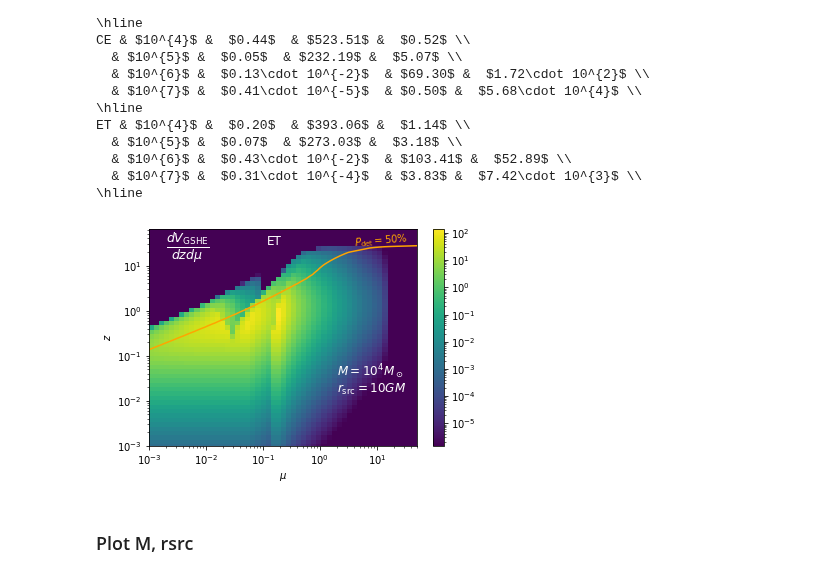
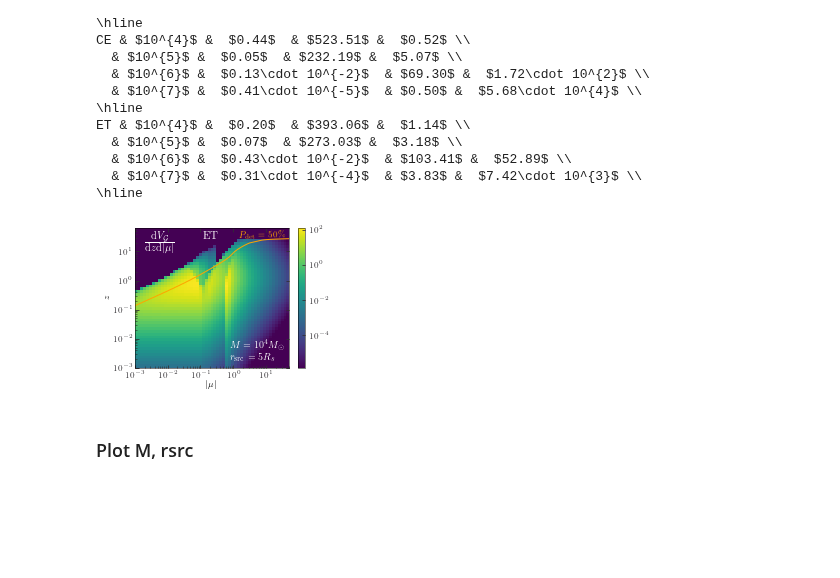
Before and after one commit to Richard-Sti/GSHE_public, a Jupyter notebook: scripts/prospective_constraints.ipynb, the cells around one changed output. Saved outputs shown, nothing was run; the diff lists cells and outputs as text; code cells hidden in the pictures; blank space fills up the shorter version.

```diff
--- a/scripts/prospective_constraints.ipynb
+++ b/scripts/prospective_constraints.ipynb
@@ -7,10 +7,13 @@ import matplotlib.pyplot as plt
 
 import sys
 sys.path.insert(0,'../GSHEWaveform/')
+sys.path.insert(0,'../')
 
 import forecast as fc
 
 from importlib import reload
+
+plt.style.use("../plot_style.txt")
 # %%
 def latex_exp(x, exp_min = (0,0),ndec=2):
     if x == 0:
@@ -75,7 +78,7 @@ np.median(dat), np.mean(dat)
 # %%
 #Load the data (computed in )
 
-case = '5_all'
+case = '5'
 
 data_dict = np.load("../data/Ups_obs_mu_min_%s.npy"%case, allow_pickle=True).item()
 betalims = data_dict["betalims"]
@@ -423,7 +435,7 @@ reload(fc)
 # %% [output]
 <module 'forecast' from '/home/miguel/code/GSHE/scripts/../GSHEWaveform/forecast.py'>
 # %%
-case_name = '10_all'
+case_name = '5_all'
 fc.load_data('Ups_obs_mu_min_%s.npy'%case_name)
 # %%
 cases = {'L-8-4': ['LIGO', 8, 60, 1e4, 30],
@@ -446,20 +458,20 @@ cases = {'L-8-4': ['LIGO', 8, 60, 1e4, 30],
 #          'L-1-7': ['LIGO', 1, 60, 1e7, 30],
          'C-8-7': ['CE', 8, 60, 1e7, 30],
 #          'C-1-7': ['CE', 1, 60, 1e7, 30],
-#         }
+        }
 
-# cases = {
+cases = {
     'E-8-4': ['ET', 8, 60, 1e4, 30],
-#          'E-8-4-20': ['ET', 8, 20, 1e4, 30],
-#          'E-8-4-3': ['ET', 8, 3, 1e4, 30],
-         'E-8-5': ['ET', 8, 60, 1e5, 30],
-         'E-8-6': ['ET', 8, 60, 1e6, 30],
-#          'E-1-4': ['ET', 1, 60, 1e4, 30],
-#          'E-1-5': ['ET', 1, 60, 1e5, 30],
-#          'E-1-6': ['ET', 1, 60, 1e6, 30],
-#          'L-1-7': ['LIGO', 1, 60, 1e7, 30],
-         'E-8-7': ['ET', 8, 60, 1e7, 30],
-#          'E-1-7': ['ET', 1, 60, 1e7, 30],}
+# #          'E-8-4-20': ['ET', 8, 20, 1e4, 30],
+# #          'E-8-4-3': ['ET', 8, 3, 1e4, 30],
+#          'E-8-5': ['ET', 8, 60, 1e5, 30],
+#          'E-8-6': ['ET', 8, 60, 1e6, 30],
+# #          'E-1-4': ['ET', 1, 60, 1e4, 30],
+# #          'E-1-5': ['ET', 1, 60, 1e5, 30],
+# #          'E-1-6': ['ET', 1, 60, 1e6, 30],
+# #          'L-1-7': ['LIGO', 1, 60, 1e7, 30],
+#          'E-8-7': ['ET', 8, 60, 1e7, 30],
+# #          'E-1-7': ['ET', 1, 60, 1e7, 30],}
         }
 
 GSHE_results = {}
@@ -602,36 +614,37 @@ ET & $10^{4}$ &  $0.20$  & $393.06$ &  $1.14$ \\
 \hline
 # %%
 out = GSHE_results['E-8-4']
+from matplotlib import colors
 
 var = out['integrand']
 vmin = max(var[var>0].min(),1e-8*var.max())
 var[np.abs(var)<vmin] = vmin
 # var = out['P_GSHE']
 # var = out['p_det']
 mus= out['mu_vals']
 zs = out['z_vals']
 norm=colors.LogNorm(vmin=vmin, vmax=var.max())
 
 c = plt.pcolor(mus,zs,var,norm=norm,rasterized=True)
 c2 = plt.contour(mus,zs,out['p_det'],[0.5],colors='orange',linestyles=['-'])
-plt.annotate(r'$P_{\rm det}=50\%$',(4,27),color='orange',rotation = 5)
-plt.annotate(r'ET',(1.2e-1,28),color='white',fontsize=12,rotation = 0)
-plt.annotate(r'$\frac{dV_{\rm GSHE}}{dz d\mu}$',(2e-3,20),color='white',fontsize=18,rotation = 0)
-plt.annotate(r'$M=10^4 M_\odot$',(2,3.5e-2),color='white',fontsize=12,rotation = 0)
-plt.annotate(r'$r_{\rm src}=10GM$',(2,1.5e-2),color='white',fontsize=12,rotation = 0)
+plt.annotate(r'$P_{\rm det}=50\%$',(1.5,30),color='orange',rotation = 1,fontsize=9)
+plt.annotate(r'ET',(1.2e-1,28),color='white',fontsize=11,rotation = 0)
+plt.annotate(r'$\frac{\mathrm{d}V_\mathcal{G}}{\mathrm{d}z \mathrm{d}|\mu|}$',(2e-3,15),color='white',fontsize=15,rotation = 0)
+plt.annotate(r'$M=10^4 M_\odot$',(.8,.5e-2),color='white',fontsize=10,rotation = 0)
+plt.annotate(r'$r_{\rm src}=5 R_s$',(.8,.2e-2),color='white',fontsize=10,rotation = 0)
 # plt.plot([],'-',c='orange',label=r'$P_{\rm det}=50\%$')
 # plt.legend(loc='upper left')
 plt.colorbar(c)#,label=r'$P_{\rm GSHE}$ [Gpc$^3$]')
 plt.xscale('log')
 plt.yscale('log')
-plt.xlabel(r'$\mu$')
+plt.xlabel(r'$|\mu|$')
 plt.ylabel(r'$z$')
 plt.xlim(1e-3,50)
 
 plt.savefig('../plots/dV_GSHE_dzdmu.pdf',bbox_inches='tight')
 plt.savefig('../plots/dV_GSHE_dzdmu.png',bbox_inches='tight')
 # %% [output]
-[figure, old version]
+[figure, new version]
 # %% [markdown]
 ### Plot M, rsrc
 # %%
```
Also changed, not shown: parts of 15 cells of this notebook, 2 other files.
